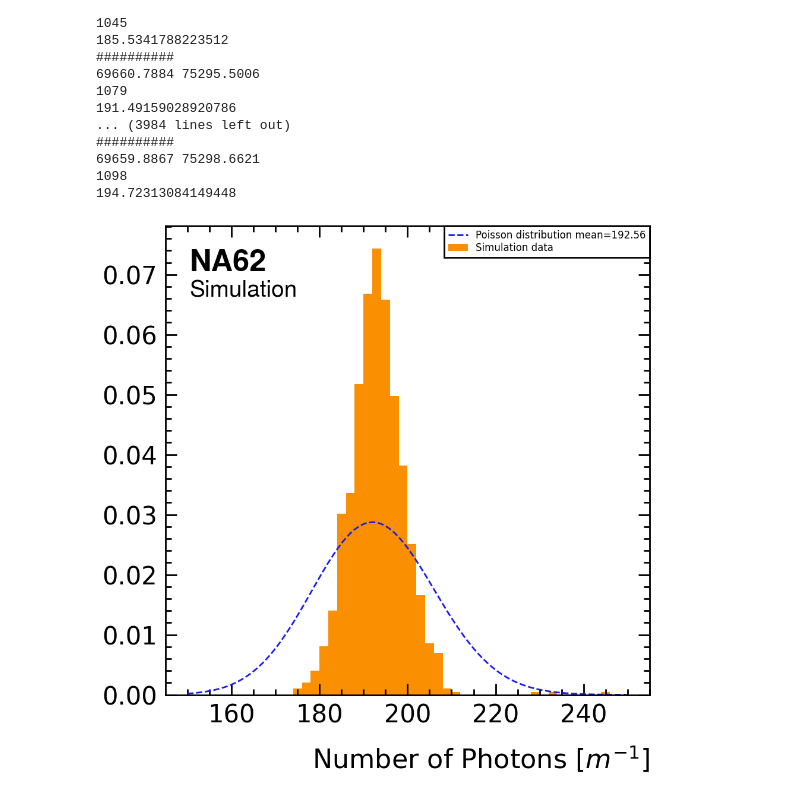
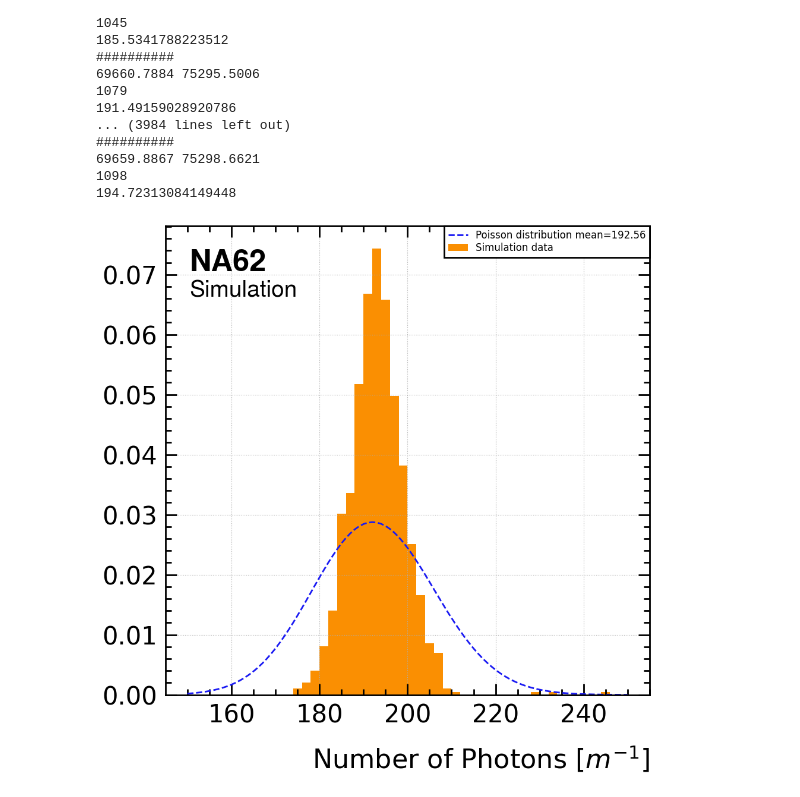
Before and after one commit to SandersJack/NA62_CEDARH_Handbook, a Jupyter notebook: PhotonProduction.ipynb, the cells around one changed output. Cells and saved outputs as stored; diff of their text form; code cells hidden in the pictures.

Commit message:
added grid

```diff
--- a/PhotonProduction.ipynb
+++ b/PhotonProduction.ipynb
@@ -98,13 +98,14 @@ for t in range(len(events)):
 # %%
 fig02, ax02 = plt.subplots(1, 1, figsize=(10, 10))
 I = quad(UF.Tamm, 180e-9, 700e-9)
 t = np.linspace(150, 250, 101)
 data = poisson.pmf(t,I[0])
 ax02.plot(t,data,"--", label="Poisson distribution mean={:.2f}".format(I[0]))
 ax02.hist(count_z,bins=50,range=(150,250),density=True, label="Simulation data")
 ax02.set_xlabel("Number of Photons [$m^{-1}$]")
 hep.na62.text("Simulation")
 plt.legend()
+plt.grid()
 plt.show()
 # %% [output]
-[figure, old version]
+[figure, new version]
```
